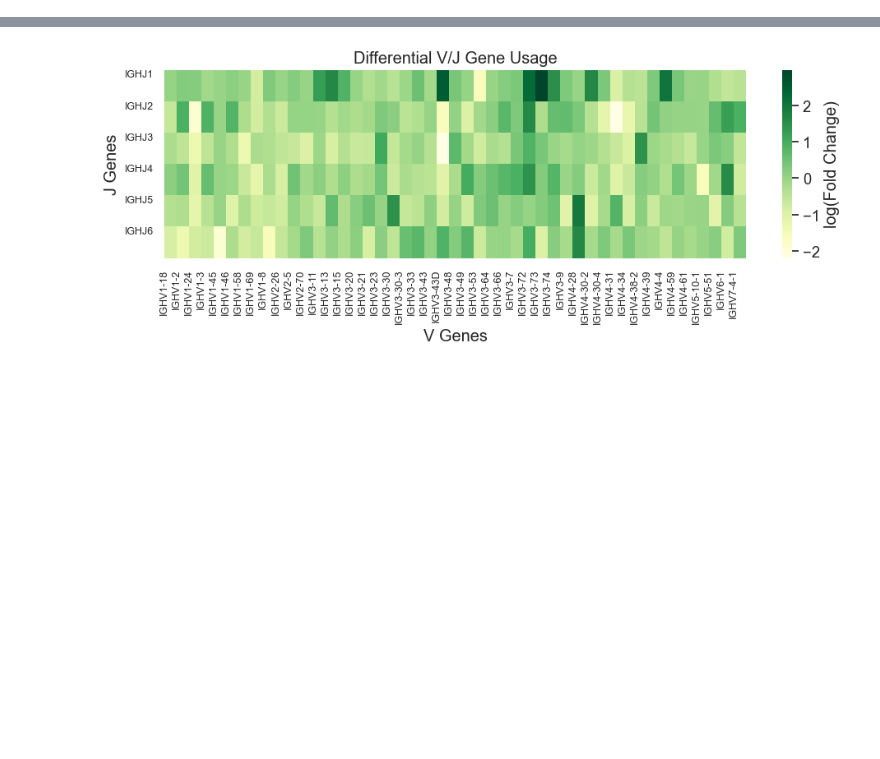
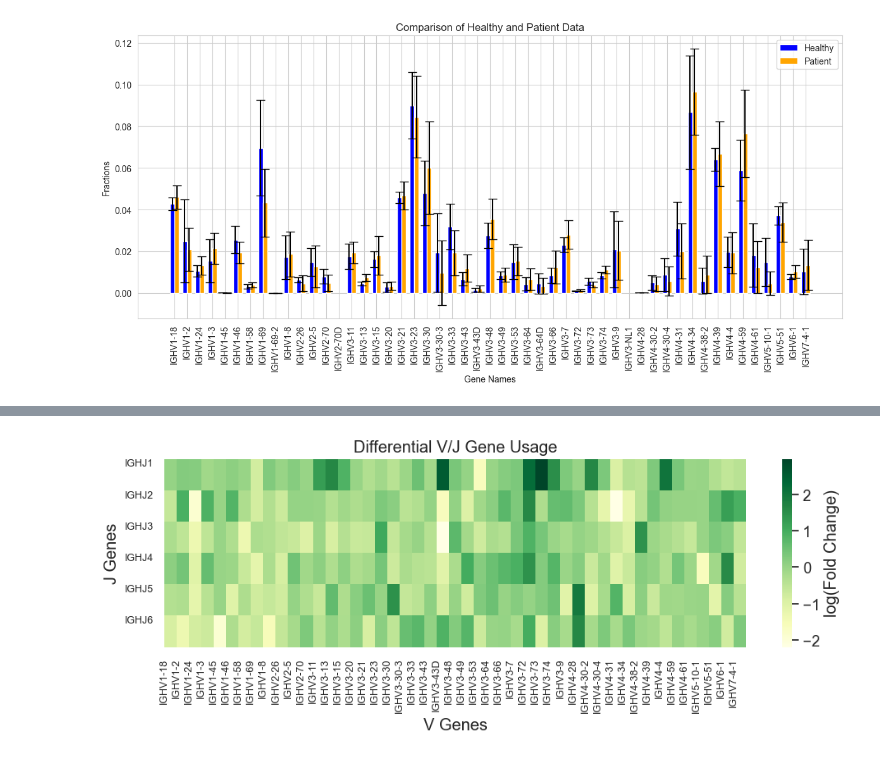
Before and after one commit to DaeheonKwon/Grad_proj, a Jupyter notebook: playground.ipynb, the cells around one changed output, grey strips where cells are left out. Cells and saved outputs as stored; diff of their text form; code cells hidden in the pictures; blank space fills up the shorter version.

```diff
--- a/playground.ipynb
+++ b/playground.ipynb
@@ -59,3 +57,0 @@ array(['T'], dtype=object)
-# %%
-data = combined_df.groupby('j_call').agg(['mean', 'std'])
-combined_df
@@ -77,3 +129,36 @@ combined_df
+# %%
+# Set the width of the bars
+bar_width = 0.35
+
+# Create an array representing the x-axis positions for the bars
+x = range(len(data))
+
+# Create the figure and axes
+fig, ax = plt.subplots(figsize=(12, 6))
+
+# Plot healthy data
+bar1 = ax.bar(x, data['Healthy_Value'], bar_width, label='Healthy', yerr=data['Healthy_Error'], capsize=5, color='blue')
+
+# Plot patient data
+bar2 = ax.bar([i + bar_width for i in x], data['Patient_Value'], bar_width, label='Patient', yerr=data['Patient_Error'], capsize=5, color='orange')
+
+# Set x-axis labels to gene names
+ax.set_xticks([i + bar_width / 2 for i in x])
+ax.set_xticklabels(data.index, rotation=90)
+
+# Set axis labels and title
+ax.set_xlabel('Gene Names')
+ax.set_ylabel('Fractions')
+ax.set_title('Comparison of Healthy and Patient Data')
+
+# Add a legend
+ax.legend()
+
+# Show the plot
+plt.tight_layout()
+plt.show()
+# %% [output]
+[figure, added]
 # %%
 
 # Extract data
```
Also changed, not shown: parts of 19 cells of this notebook, 4 other files.
